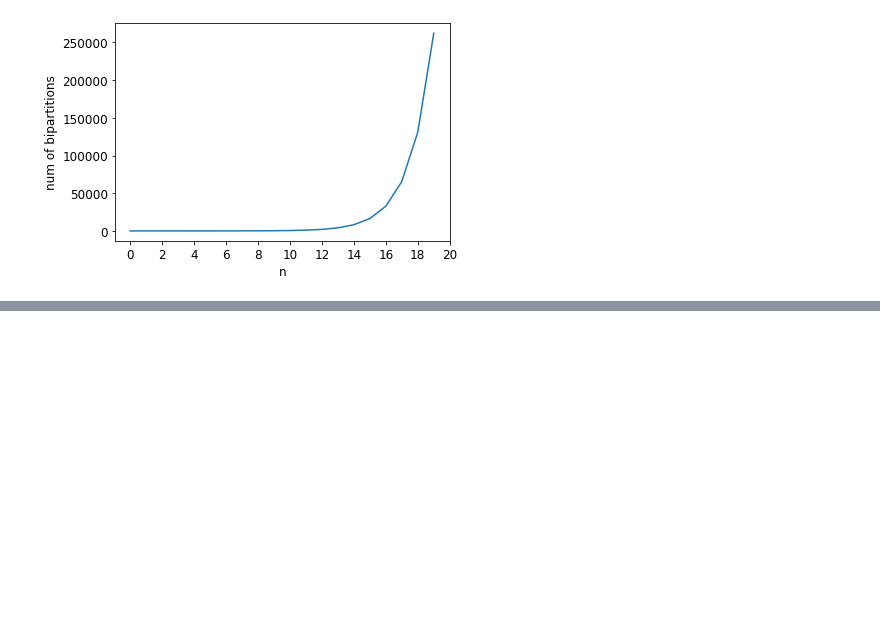
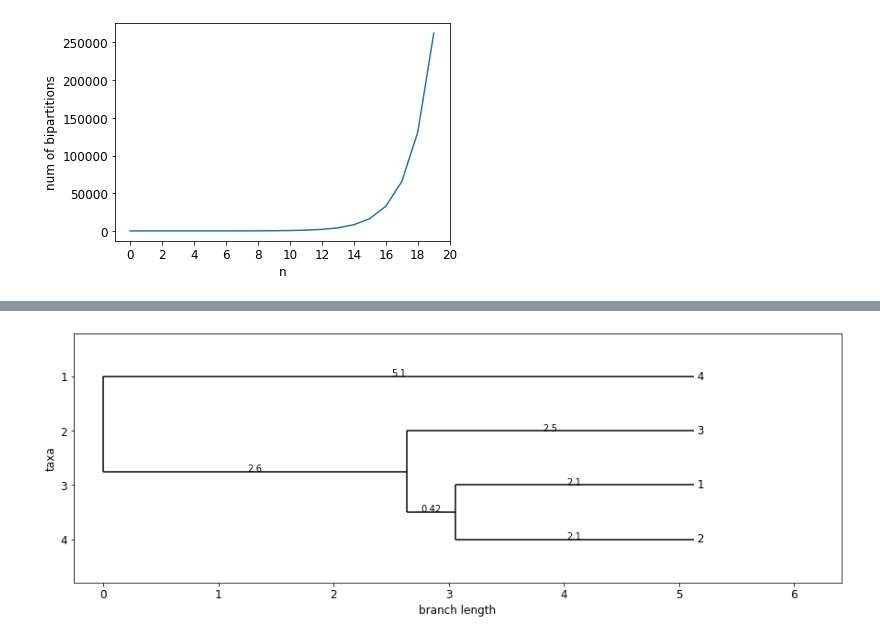
Before and after one commit to solislemuslab/PhyloClustering.jl, a Jupyter notebook: bipartition-embedding.ipynb, the cells around one changed output, grey strips where cells are left out. Saved outputs shown, nothing was run; the diff lists cells and outputs as text; code cells hidden in the pictures; blank space fills up the shorter version.

```diff
--- a/bipartition-embedding.ipynb
+++ b/bipartition-embedding.ipynb
@@ -299,0 +303,11 @@ plt.show()
+# %%
+trees1 = Phylo.parse('data/rawdata/one.trees', 'newick')
+trees2 = Phylo.parse('data/rawdata/two.trees', 'newick')
+trees3 = Phylo.parse('data/rawdata/three.trees', 'newick')
+trees4 = Phylo.parse('data/rawdata/four.trees', 'newick')
+# %%
+tree_1 = next(trees1)
+fig, ax = plt.subplots(figsize=(15, 5))
+Phylo.draw(tree_1, branch_labels=format_branch_length, axes=ax)
+# %% [output]
+[figure, added]
```
Also changed, not shown: parts of 12 cells of this notebook, 1 other file.
